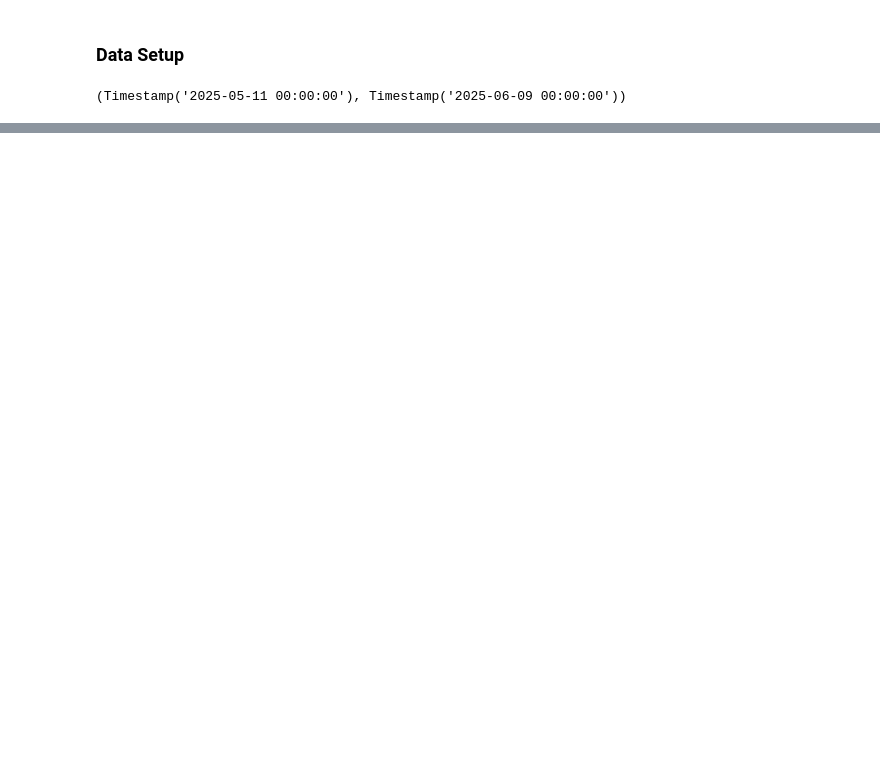
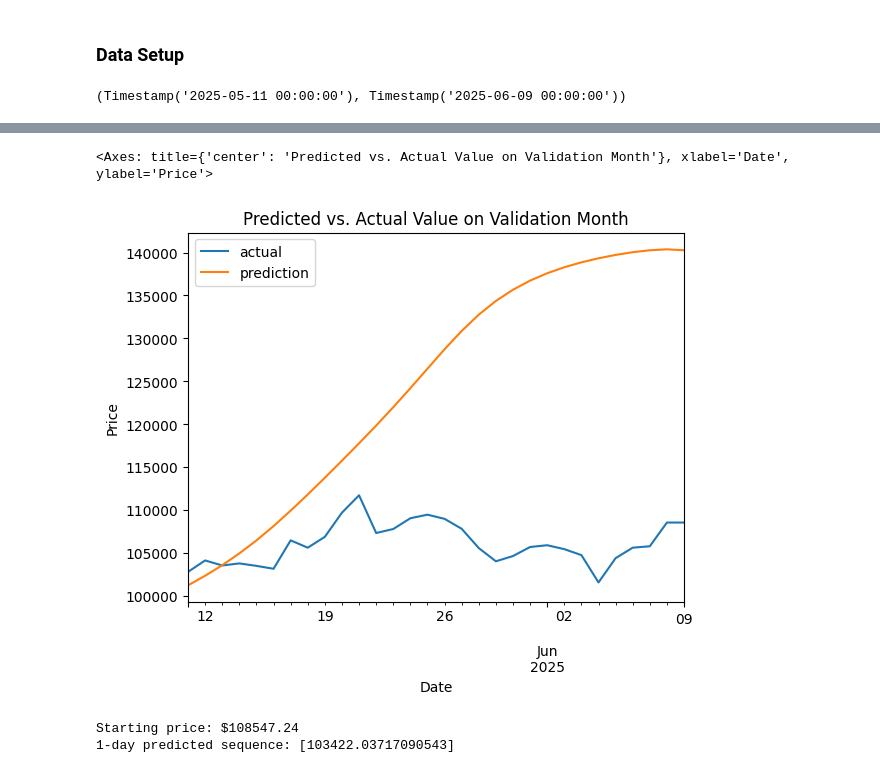
Before and after one commit to matteoshafer/cryptoTrading_fork, a Jupyter notebook: training notebooks/transformer.ipynb, the cells around one changed output, grey strips where cells are left out. Cells and saved outputs as stored; diff of their text form; code cells hidden in the pictures; blank space fills up the shorter version.

```diff
--- a/training notebooks/transformer.ipynb
+++ b/training notebooks/transformer.ipynb
@@ -254,0 +240,49 @@ model._save_to_state_dict('transformer_model.pth', prefix='transformer_', keep_v
+# %%
+comparison = pd.concat([y_test, predictions], axis=1)
+comparison.columns = ['actual', 'prediction']
+comparison.plot.line(title='Predicted vs. Actual Value on Validation Month', xlabel='Date', ylabel='Price')
+# %% [output]
+<Axes: title={'center': 'Predicted vs. Actual Value on Validation Month'}, xlabel='Date', ylabel='Price'>
+[figure, added]
+# %%
+def predict_sequence(model, last_price, sequence_length=30, total_length=365):
+    """
+    Generate a sequence of predictions autoregressively
+
+    Args:
+        model: Your trained transformer
+        initial_price: The last known Bitcoin price
+        sequence_length: How many future prices to predict
+        total_length: Total input length (365 in your case)
+    """
+
+    # Start with the initial price
+    current_sequence = [last_price]
+
+    # Generate predictions one by one
+    for i in range(sequence_length):
+        # Create input array: current sequence + padding
+        input_data = padding(current_sequence, target_length=total_length)
+
+        # Create DataFrame for model input
+        input_df = pd.DataFrame({'sequences': [input_data]})
+
+        # Get next prediction
+        next_prediction = model.predict(input_df)[0][0]  # Extract scalar value
+        next_prediction = target_scaler.inverse_transform([[next_prediction]])[0][0]
+
+        # Add prediction to sequence
+        current_sequence.append(next_prediction)
+
+    return current_sequence
+
+# Usage
+last_known_price = y_test.values[-1]  # Your last known Bitcoin price
+n = 1
+predicted_sequence = predict_sequence(model, sequence_length=n)
+
+print(f"Starting price: ${last_known_price:.2f}")
+print(f"{n}-day predicted sequence: {predicted_sequence}")
+# %% [output]
+Starting price: $108547.24
+1-day predicted sequence: [103422.03717090543]
```
Also changed, not shown: parts of 13 cells of this notebook, 4 other files.
